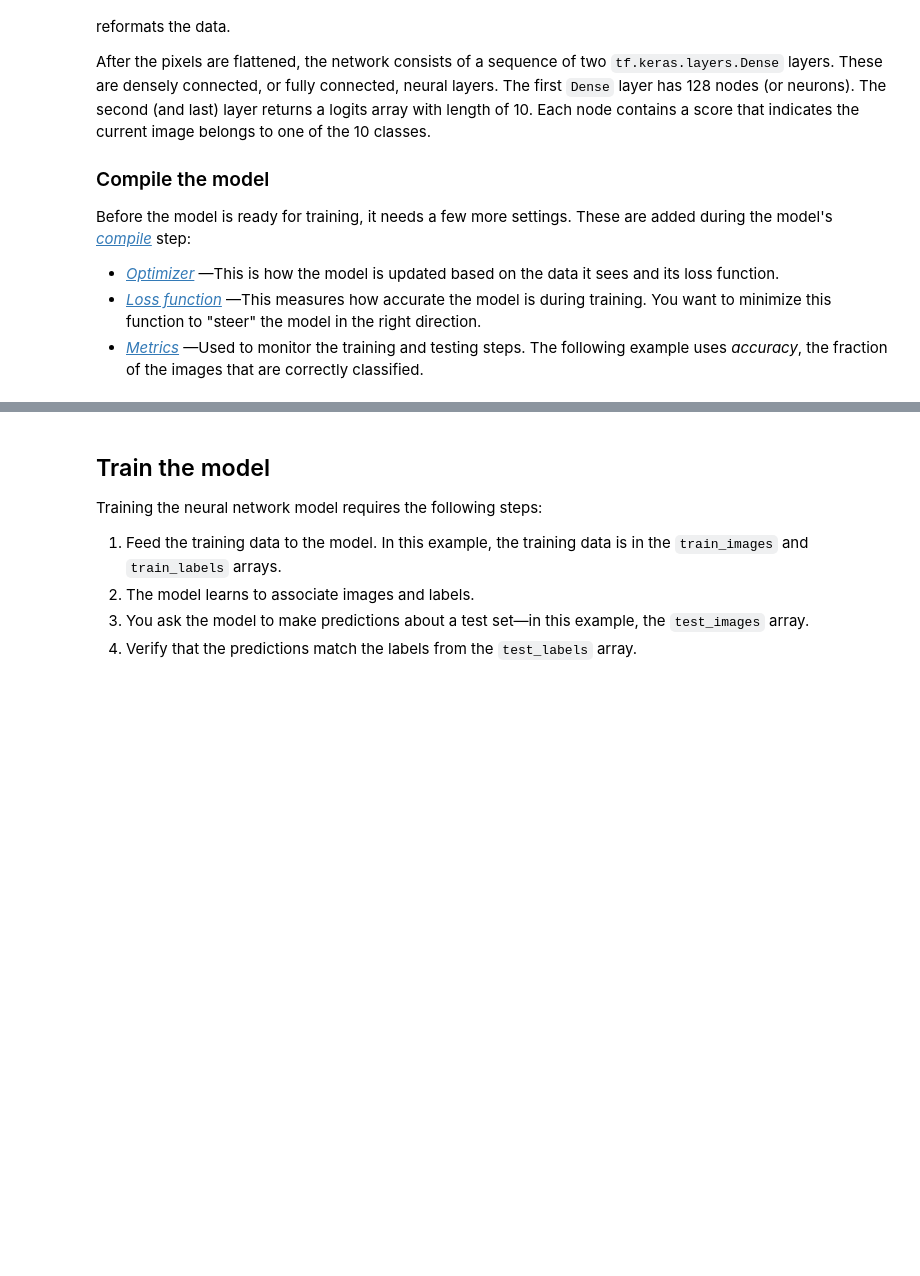
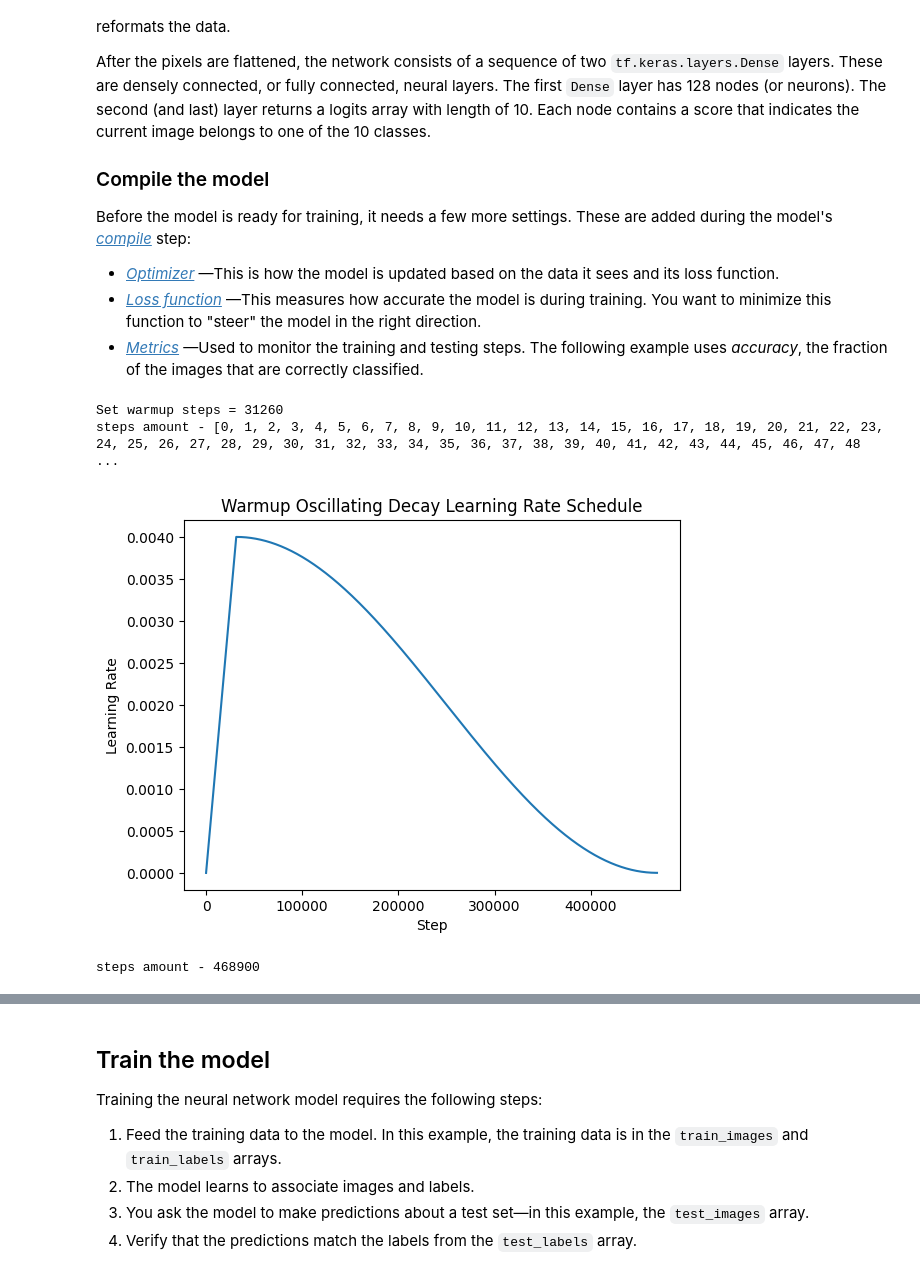
Before and after one commit to alon1samuel/various_classifications, a Jupyter notebook: classify_local_cifar.ipynb, the cells around one changed output, grey strips where cells are left out. Cells and saved outputs as stored; diff of their text form; code cells hidden in the pictures; blank space fills up the shorter version.

Commit message:
cosine decay implementation

```diff
--- a/classify_local_cifar.ipynb
+++ b/classify_local_cifar.ipynb
@@ -29,6 +29,7 @@ To enable the following instructions: AVX2 FMA, in other operations, rebuild Ten
 from pathlib import Path
 
 cifar_data_path = Path('data/cifar-10/raw/tfds')
+batch_size = 32
 input_shape = (32, 32, 3)
 # %%
 # To consider to switch to -
@@ -44,11 +45,13 @@ train_ds = tf.keras.utils.image_dataset_from_directory(
   cifar_data_path / 'train',
   seed=123,
   image_size=input_shape[:-1],
+  batch_size=batch_size
   )
 test_ds = tf.keras.utils.image_dataset_from_directory(
   cifar_data_path / 'test',
   seed=123,
   image_size=input_shape[:-1],
+  batch_size=batch_size
   )
 # %% [output]
 Found 50000 files belonging to 10 classes.
@@ -158,3 +161,52 @@ Before the model is ready for training, it needs a few more settings. These are
 * [*Optimizer*](https://www.tensorflow.org/api_docs/python/tf/keras/optimizers) —This is how the model is updated based on the data it sees and its loss function.
 * [*Loss function*](https://www.tensorflow.org/api_docs/python/tf/keras/losses) —This measures how accurate the model is during training. You want to minimize this function to "steer" the model in the right direction.
 * [*Metrics*](https://www.tensorflow.org/api_docs/python/tf/keras/metrics) —Used to monitor the training and testing steps. The following example uses *accuracy*, the fraction of the images that are correctly classified.
+# %%
+import math
+
+def cosine_scheduler(base_value, final_value, epochs, niter_per_ep, warmup_epochs=0,
+                     start_warmup_value=0):
+    warmup_schedule = np.array([])
+    warmup_iters = warmup_epochs * niter_per_ep
+    print("Set warmup steps = %d" % warmup_iters)
+    if warmup_epochs > 0:
+        warmup_schedule = np.linspace(start_warmup_value, base_value, warmup_iters)
+
+    iters = np.arange(epochs * niter_per_ep - warmup_iters)
+    schedule = np.array(
+        [final_value + 0.5 * (base_value - final_value) * (1 + math.cos(math.pi * i / (len(iters)))) for i in iters])
+
+    schedule = np.concatenate((warmup_schedule, schedule))
+
+    assert len(schedule) == epochs * niter_per_ep
+    return schedule
+
+lr = 4e-3
+min_lr = 1e-6
+warmup_epochs = 20
+epochs = 300 # maybe not, we'll see.
+num_training_steps_per_epoch = len(train_ds)
+
+
+
+lr_schedule_values = cosine_scheduler(
+    lr, min_lr, epochs, num_training_steps_per_epoch,
+    warmup_epochs=warmup_epochs
+)
+
+steps = [step for step in range(len(lr_schedule_values))]
+print("steps amount -", steps)
+
+plt.plot(steps, lr_schedule_values)
+plt.xlabel('Step')
+plt.ylabel('Learning Rate')
+plt.title('Warmup Oscillating Decay Learning Rate Schedule')
+plt.show()
+# %% [output]
+Set warmup steps = 31260
+steps amount - [0, 1, 2, 3, 4, 5, 6, 7, 8, 9, 10, 11, 12, 13, 14, 15, 16, 17, 18, 19, 20, 21, 22, 23, 24, 25, 26, 27, 28, 29, 30, 31, 32, 33, 34, 35, 36, 37, 38, 39, 40, 41, 42, 43, 44, 45, 46, 47, 48 ...
+[figure, added]
+# %%
+print("steps amount -", len(steps))
+# %% [output]
+steps amount - 468900
```
Also changed, not shown: parts of 8 cells of this notebook.
